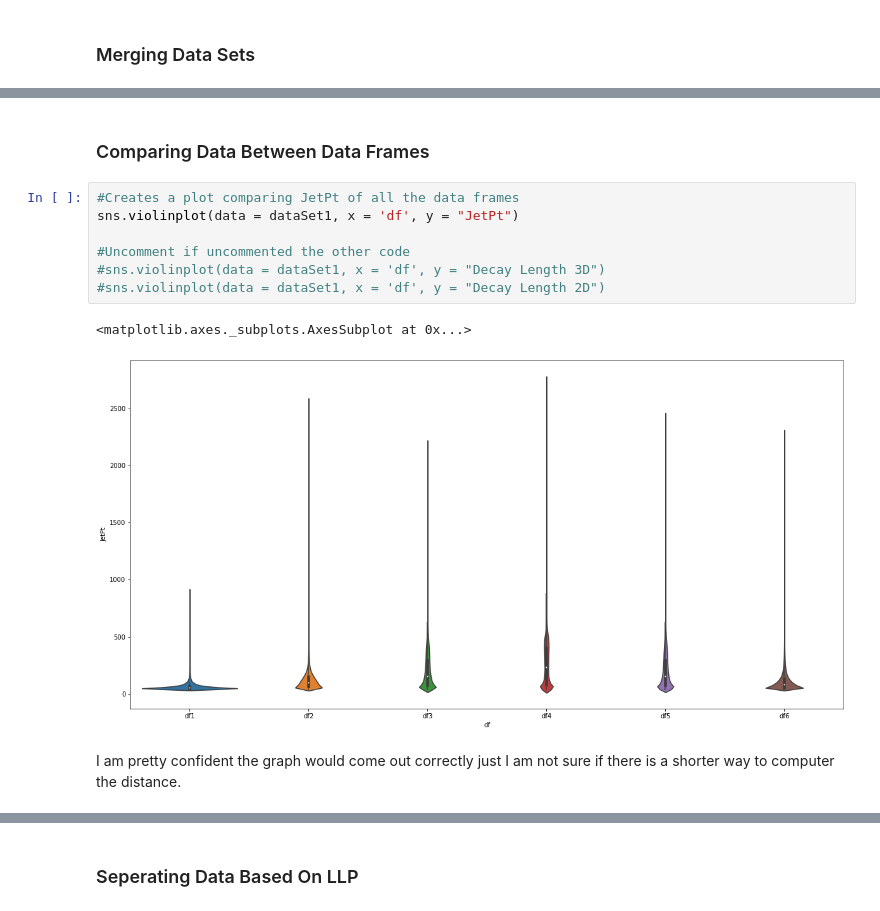
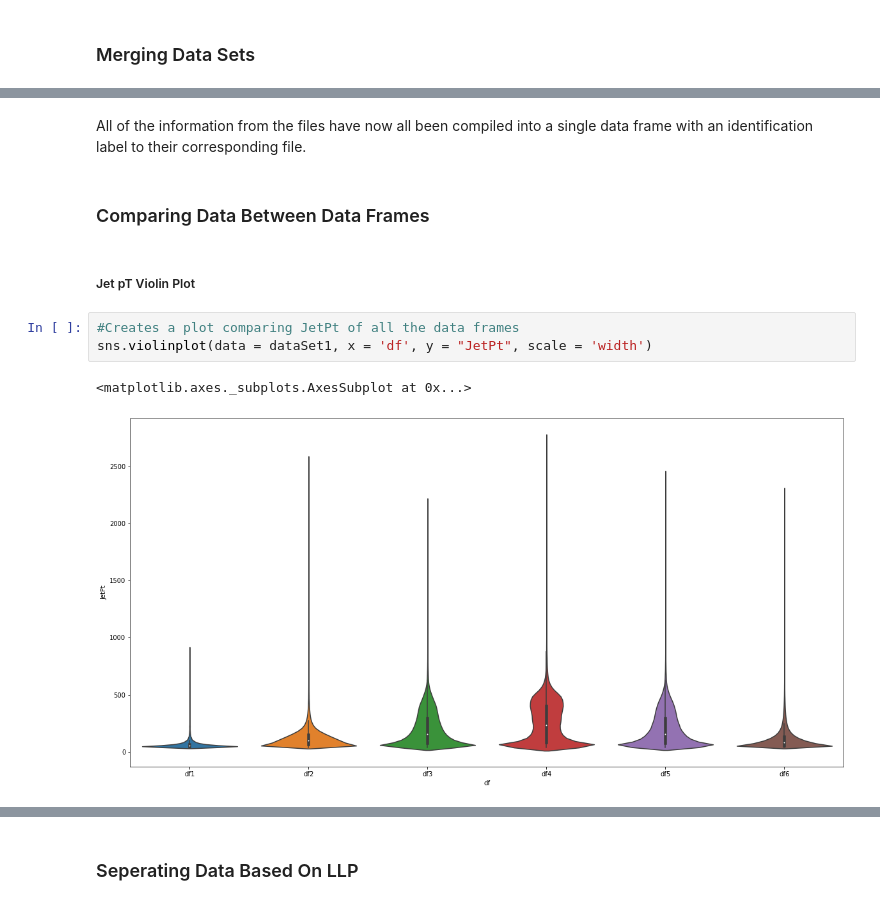
Before and after one commit to 2020-Winter-427/03-long-lived-particle-simulation-data-tsuejace, a Jupyter notebook: LLP.ipynb, the cells around one changed output, grey strips where cells are left out. Saved outputs shown, nothing was run; the diff lists cells and outputs as text.

```diff
--- a/LLP.ipynb
+++ b/LLP.ipynb
@@ -121,16 +102,14 @@ dataSet[:] = [df1, df2, df3, df4, df5, df6]
 
 dataSet1 = pd.concat(dataSet, ignore_index = True)
+# %% [markdown]
+All of the information from the files have now all been compiled into a single data frame with an identification label to their corresponding file.
 # %% [markdown]
 <h3>Comparing Data Between Data Frames</h3>
+# %% [markdown]
+<h5>Jet pT Violin Plot</h5>
 # %%
 #Creates a plot comparing JetPt of all the data frames
-sns.violinplot(data = dataSet1, x = 'df', y = "JetPt")
-
-#Uncomment if uncommented the other code
-#sns.violinplot(data = dataSet1, x = 'df', y = "Decay Length 3D")
-#sns.violinplot(data = dataSet1, x = 'df', y = "Decay Length 2D")
+sns.violinplot(data = dataSet1, x = 'df', y = "JetPt", scale = 'width')
 # %% [output]
 <matplotlib.axes._subplots.AxesSubplot at 0x...>
-[figure, old version]
+[figure, new version]
-# %% [markdown]
-I am pretty confident the graph would come out correctly just I am not sure if there is a shorter way to computer the distance.
```
Also changed, not shown: parts of 18 cells of this notebook.
